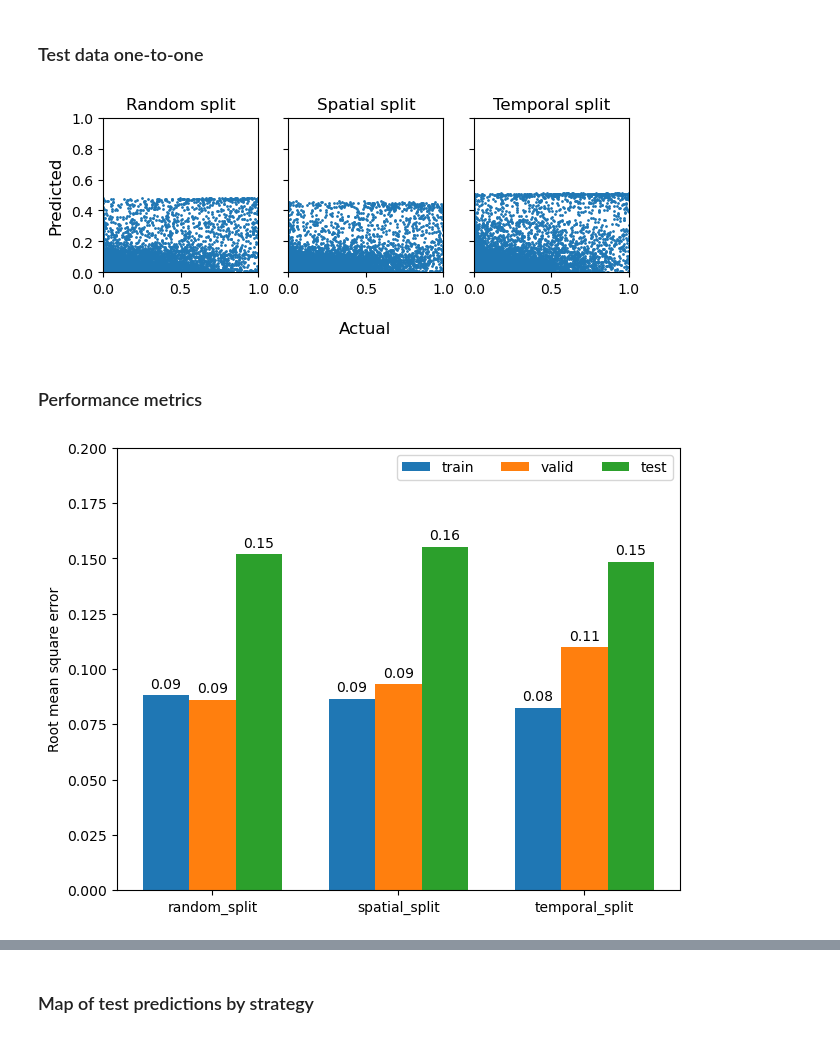
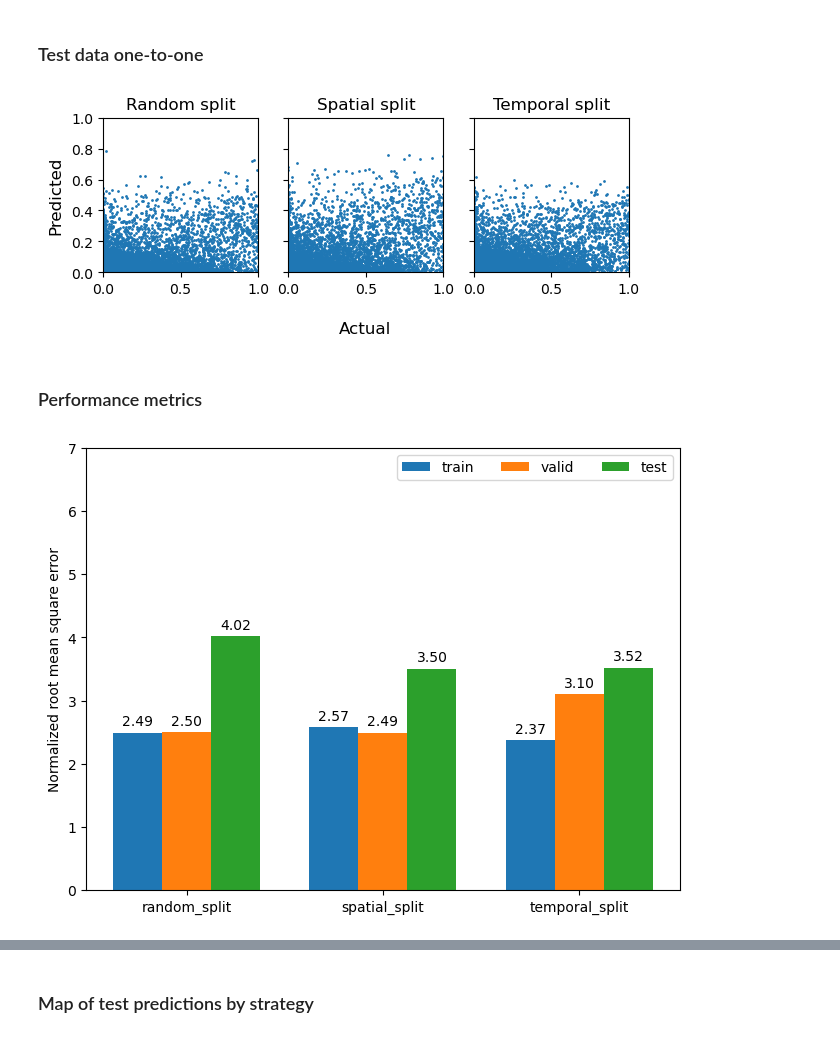
Before and after one commit to s-kganz/ForestLST, a Jupyter notebook: notebooks/build_preisler_nn.ipynb, the cells around one changed output, grey strips where cells are left out. Drawn from its saved outputs; the diff is of its cells as text; code cells hidden in the pictures.

Commit message:
use torch in build preisler nn

```diff
--- a/notebooks/build_preisler_nn.ipynb
+++ b/notebooks/build_preisler_nn.ipynb
@@ -211,11 +178,15 @@ Model: "functional"
 # %%
-def df_to_tf_input(df):
+TARGET = "mort"
+EXCLUDE = ["year"]
+BANDS = [c for c in ds.columns if c != TARGET and c not in EXCLUDE]
+
+def df_to_dataloader(df):
     # Add two dimensions
-    input = [
-        df[b].to_numpy() for b in BANDS
-    ]
-    output = df[TARGET].to_numpy()
+    input = torch.from_numpy(df[BANDS].to_numpy().astype(np.float32))
+    output = torch.unsqueeze(torch.from_numpy(df[TARGET].to_numpy().astype(np.float32)), 1)
 
-    return input, output
+    ds = TensorDataset(input, output)
+
+    return DataLoader(ds, batch_size=512, shuffle=True)
 # %% [markdown]
 ### Training loop
@@ -346,5 +287,13 @@ plt.show()
 # %% [markdown]
 ### Test data one-to-one
+# %%
+X_test = torch.from_numpy(ds_test[BANDS].to_numpy().astype(np.float32))
+y_actual = ds_test["mort"].to_numpy()
+
+with torch.no_grad():
+    y_hat_random = results["random_split"]._model(X_test).numpy()[:, 0]
+    y_hat_spatial = results["spatial_split"]._model(X_test).numpy()[:, 0]
+    y_hat_temporal = results["temporal_split"]._model(X_test).numpy()[:, 0]
 # %%
 def one_to_one_plot(y_actual, y_predicted, ax=None, **kwargs):
     if ax is None:
@@ -360,10 +309,9 @@ fig, ax = plt.subplots(1, 3, sharex=True, sharey=True, figsize=(6, 3), layout="c
 
 scatter_args = dict(s=1)
 
-one_to_one_plot(ds_test[TARGET], results["random_split"]["test_y_hat"], ax=ax[0], **scatter_args)
-one_to_one_plot(ds_test[TARGET], results["spatial_split"]["test_y_hat"], ax=ax[1], **scatter_args)
-one_to_one_plot(ds_test[TARGET], results["temporal_split"]["test_y_hat"], ax=ax[2], **scatter_args)
-
+one_to_one_plot(y_actual, y_hat_random, ax=ax[0], **scatter_args)
+one_to_one_plot(y_actual, y_hat_spatial, ax=ax[1], **scatter_args)
+one_to_one_plot(y_actual, y_hat_temporal, ax=ax[2], **scatter_args)
 
 ax[0].set_title("Random split")
 ax[1].set_title("Spatial split")
@@ -374,34 +322,40 @@ fig.supylabel("Predicted")
 
 plt.show()
 # %% [output]
-[figure, old version]
+[figure, new version]
 # %% [markdown]
 ### Performance metrics
+# %%
+nrmse = torchmetrics.regression.NormalizedRootMeanSquaredError()
+nrmse_random = nrmse(torch.from_numpy(y_actual), torch.from_numpy(y_hat_random)).item()
+nrmse_spatial = nrmse(torch.from_numpy(y_actual), torch.from_numpy(y_hat_spatial)).item()
+nrmse_temporal = nrmse(torch.from_numpy(y_actual), torch.from_numpy(y_hat_temporal)).item()
 # %%
 fig, ax = plt.subplots(layout='constrained')
 
 names = list(results.keys())
+rmse_key = "NormalizedRootMeanSquaredError()"
 
 metric_dict = {
-    "train": [results[n]["history"].history["rmse"][-1] for n in names],
-    "valid": [results[n]["history"].history["val_rmse"][-1] for n in names],
-    "test": [results[n]["test_rmse"] for n in names]
+    "train": [results[n].history["Train"][rmse_key][-1] for n in names],
+    "valid": [results[n].history["Valid"][rmse_key][-1] for n in names],
+    "test": [nrmse_random, nrmse_spatial, nrmse_temporal]
 }
 
 width = 0.25  # the width of the bars
 multiplier = 0
 x = np.arange(len(metric_dict))
 
 for group, values in metric_dict.items():
     offset = width * multiplier
     rects = ax.bar(x + offset, values, width, label=group)
     ax.bar_label(rects, padding=3, fmt="{:.2f}")
     multiplier += 1
 
 ax.legend(loc="upper right", ncols=3)
 ax.set_xticks(x + width, names)
-ax.set_ylabel("Root mean square error")
-ax.set_ylim(0, 0.20)
+ax.set_ylabel("Normalized root mean square error")
+ax.set_ylim(0, 7)
 plt.show()
 # %% [output]
-[figure, old version]
+[figure, new version]
```
Also changed, not shown: parts of 13 cells of this notebook.
